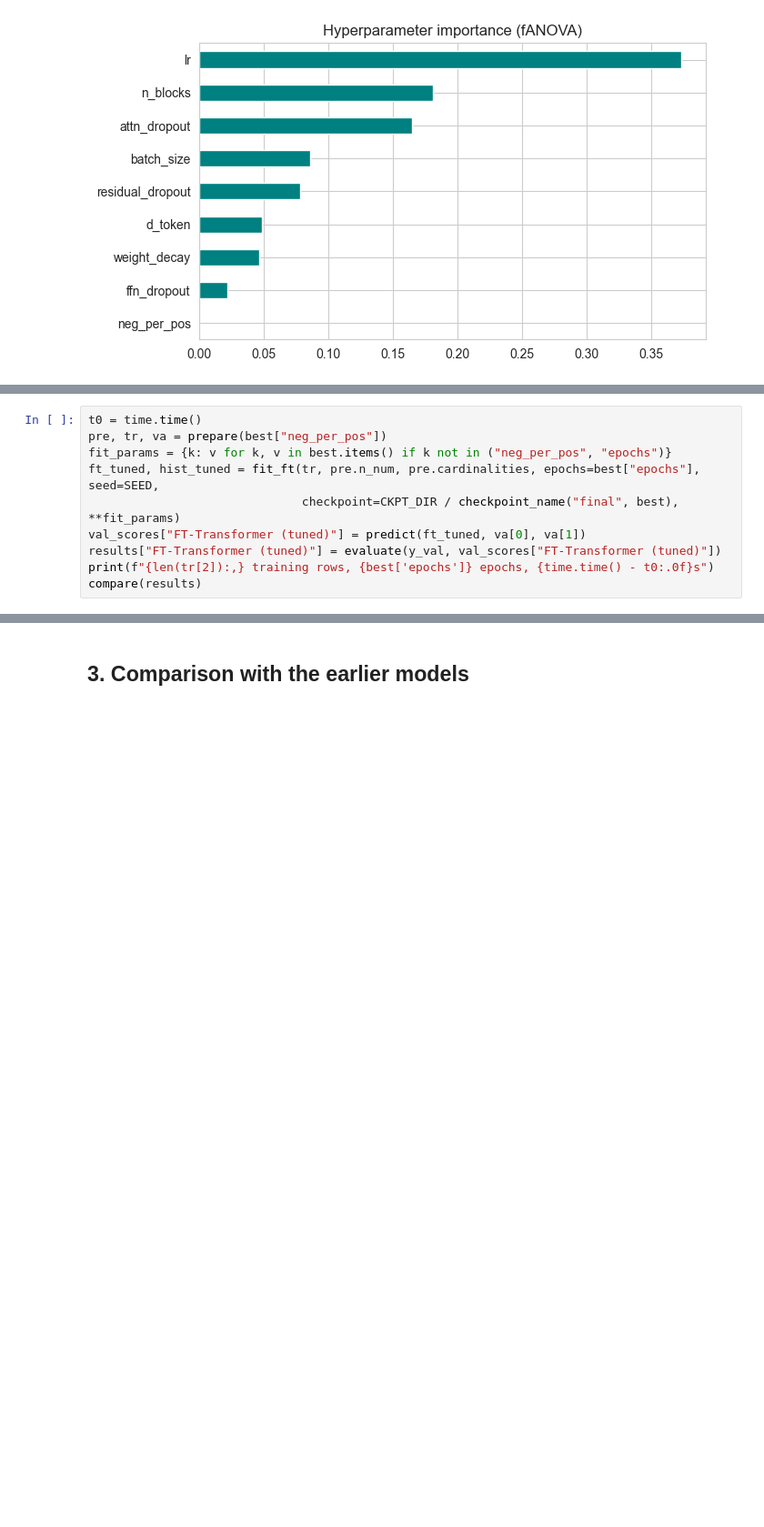
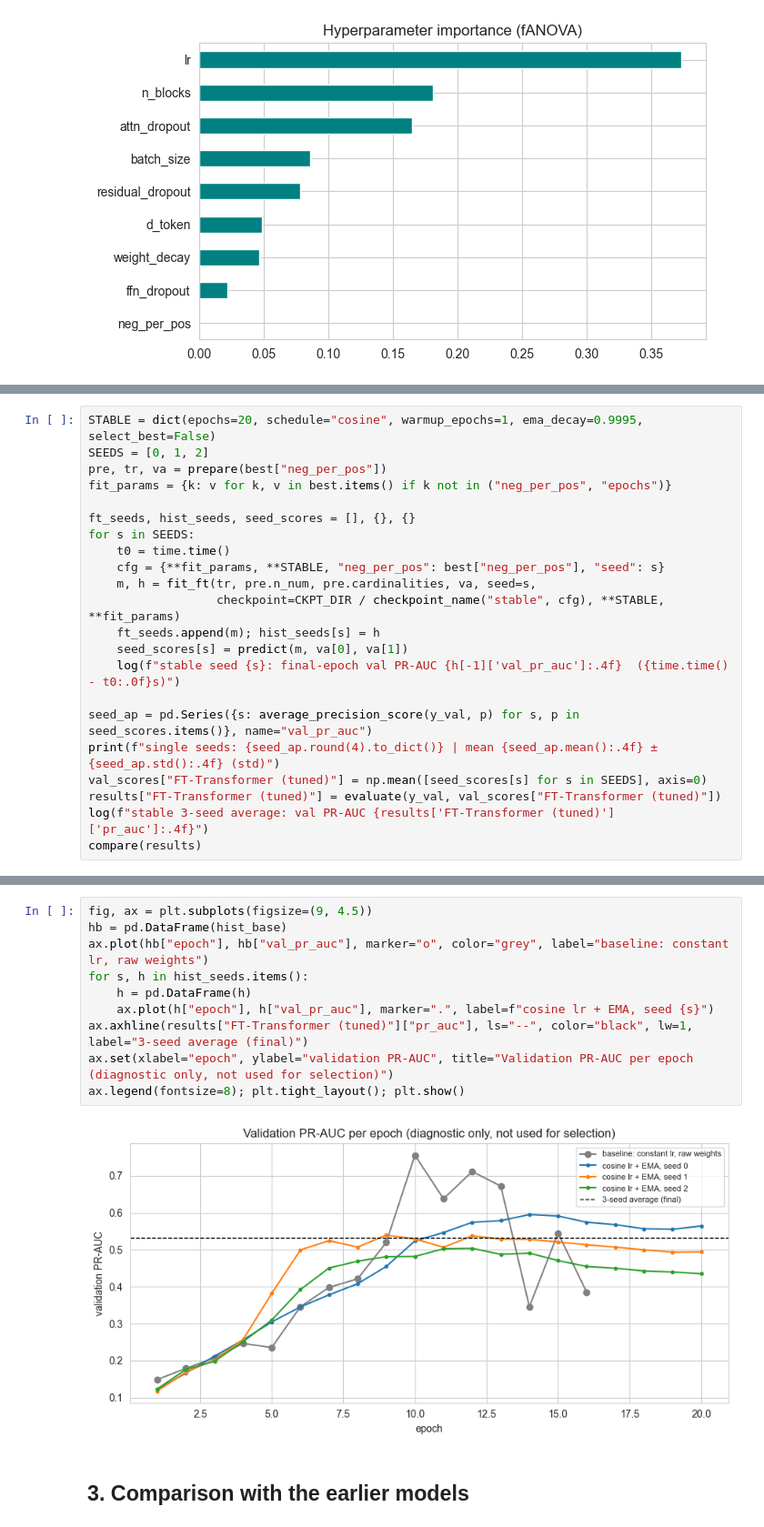
Before and after one commit to KarenEmad-1/ibm-credit-card-fraud-detection, a Jupyter notebook: notebooks/06_ft_transformer.ipynb, the cells around one changed output, grey strips where cells are left out. Shown at 91% size. Cells and saved outputs as stored; diff of their text form; blank space fills up the shorter version.

```diff
--- a/notebooks/06_ft_transformer.ipynb
+++ b/notebooks/06_ft_transformer.ipynb
@@ -277,10 +242,0 @@ Refit with the best settings for a **fixed** number of epochs (the best trial's
-# %%
-t0 = time.time()
-pre, tr, va = prepare(best["neg_per_pos"])
-fit_params = {k: v for k, v in best.items() if k not in ("neg_per_pos", "epochs")}
-ft_tuned, hist_tuned = fit_ft(tr, pre.n_num, pre.cardinalities, epochs=best["epochs"], seed=SEED,
-                              checkpoint=CKPT_DIR / checkpoint_name("final", best), **fit_params)
-val_scores["FT-Transformer (tuned)"] = predict(ft_tuned, va[0], va[1])
-results["FT-Transformer (tuned)"] = evaluate(y_val, val_scores["FT-Transformer (tuned)"])
-print(f"{len(tr[2]):,} training rows, {best['epochs']} epochs, {time.time() - t0:.0f}s")
-compare(results)
@@ -301,0 +253,22 @@ compare(results)
+# %%
+STABLE = dict(epochs=20, schedule="cosine", warmup_epochs=1, ema_decay=0.9995, select_best=False)
+SEEDS = [0, 1, 2]
+pre, tr, va = prepare(best["neg_per_pos"])
+fit_params = {k: v for k, v in best.items() if k not in ("neg_per_pos", "epochs")}
+
+ft_seeds, hist_seeds, seed_scores = [], {}, {}
+for s in SEEDS:
+    t0 = time.time()
+    cfg = {**fit_params, **STABLE, "neg_per_pos": best["neg_per_pos"], "seed": s}
+    m, h = fit_ft(tr, pre.n_num, pre.cardinalities, va, seed=s,
+                  checkpoint=CKPT_DIR / checkpoint_name("stable", cfg), **STABLE, **fit_params)
+    ft_seeds.append(m); hist_seeds[s] = h
+    seed_scores[s] = predict(m, va[0], va[1])
+    log(f"stable seed {s}: final-epoch val PR-AUC {h[-1]['val_pr_auc']:.4f}  ({time.time() - t0:.0f}s)")
+
+seed_ap = pd.Series({s: average_precision_score(y_val, p) for s, p in seed_scores.items()}, name="val_pr_auc")
+print(f"single seeds: {seed_ap.round(4).to_dict()} | mean {seed_ap.mean():.4f} ± {seed_ap.std():.4f} (std)")
+val_scores["FT-Transformer (tuned)"] = np.mean([seed_scores[s] for s in SEEDS], axis=0)
+results["FT-Transformer (tuned)"] = evaluate(y_val, val_scores["FT-Transformer (tuned)"])
+log(f"stable 3-seed average: val PR-AUC {results['FT-Transformer (tuned)']['pr_auc']:.4f}")
+compare(results)
@@ -302,3 +296,15 @@ compare(results)
+# %%
+fig, ax = plt.subplots(figsize=(9, 4.5))
+hb = pd.DataFrame(hist_base)
+ax.plot(hb["epoch"], hb["val_pr_auc"], marker="o", color="grey", label="baseline: constant lr, raw weights")
+for s, h in hist_seeds.items():
+    h = pd.DataFrame(h)
+    ax.plot(h["epoch"], h["val_pr_auc"], marker=".", label=f"cosine lr + EMA, seed {s}")
+ax.axhline(results["FT-Transformer (tuned)"]["pr_auc"], ls="--", color="black", lw=1, label="3-seed average (final)")
+ax.set(xlabel="epoch", ylabel="validation PR-AUC", title="Validation PR-AUC per epoch (diagnostic only, not used for selection)")
+ax.legend(fontsize=8); plt.tight_layout(); plt.show()
+# %% [output]
+[figure, added]
 # %% [markdown]
 ## 3. Comparison with the earlier models
 # %%
```
Also changed, not shown: parts of 12 cells of this notebook, 3 other files.
